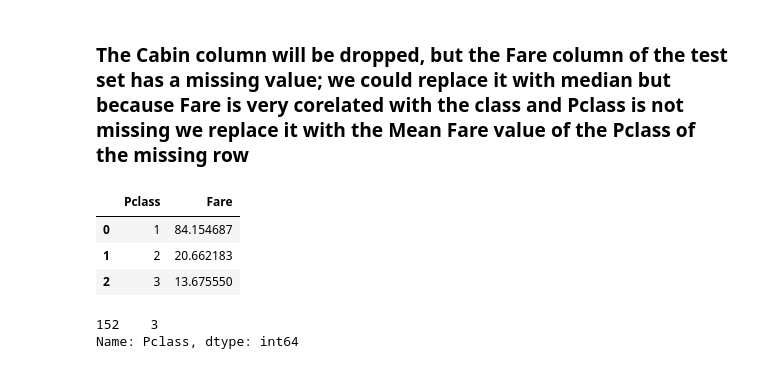
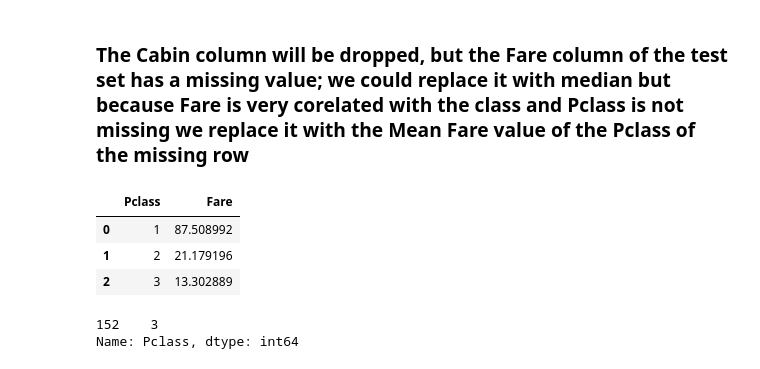
Before and after one commit to hamedrazavi/titanic_survival_prediction_kaggle, a Jupyter notebook: survival_prediction_titanic.ipynb, the cells around one changed output. Cells and saved outputs as stored; diff of their text form; code cells hidden in the pictures.

```diff
--- a/survival_prediction_titanic.ipynb
+++ b/survival_prediction_titanic.ipynb
@@ -89,13 +130,15 @@ dtype: int64
 # %% [markdown]
 ### The Cabin column will be dropped, but the Fare column of the test set has a missing value; we could replace it with median but because Fare is very corelated with the class and Pclass is not missing we replace it with the Mean Fare value of the Pclass of the missing row
+# %%
+combinedData = pd.concat(objs=[trData, testData], axis=0).reset_index(drop=True)
 # %%
-PclassVsFare = trData[['Pclass','Fare']].groupby(['Pclass'], as_index = False).mean()
+PclassVsFare = combinedData[['Pclass','Fare']].groupby(['Pclass'], as_index = False).mean()
 PclassVsFare
 # %% [output]
 |  | Pclass | Fare |
-| 0 | 1 | 84.154687 |
-| 1 | 2 | 20.662183 |
-| 2 | 3 | 13.675550 |
+| 0 | 1 | 87.508992 |
+| 1 | 2 | 21.179196 |
+| 2 | 3 | 13.302889 |
 # %%
 testData['Pclass'][testData['Fare'].isnull()]
 # %% [output]
```
Also changed, not shown: parts of 50 cells of this notebook.
